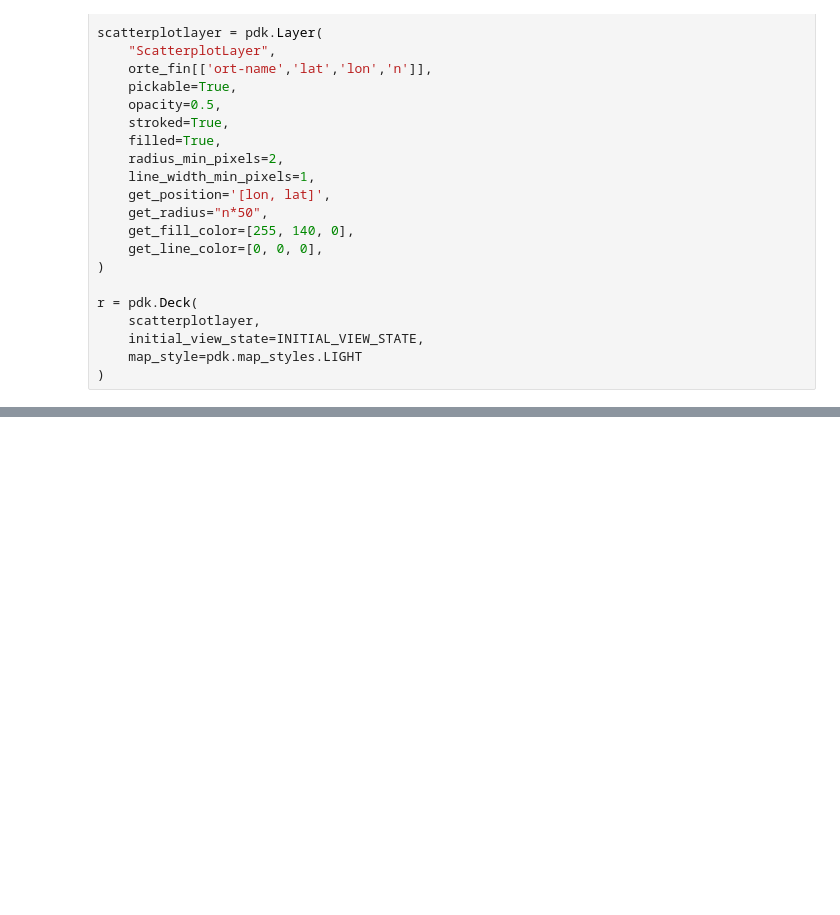
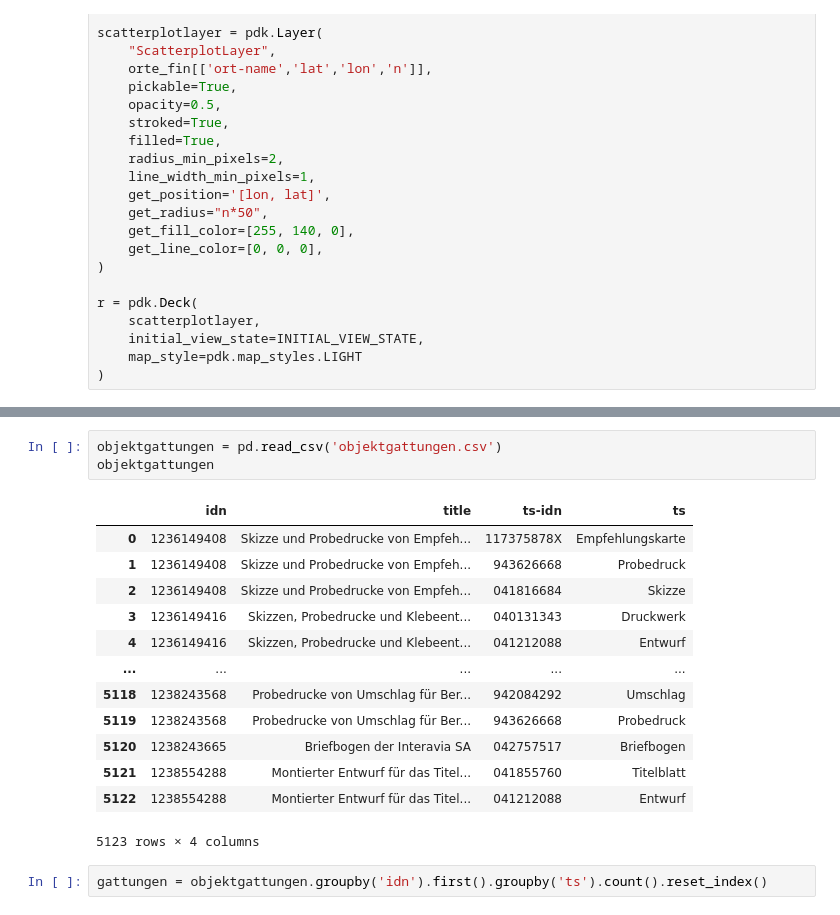
Before and after one commit to buchmuseum/tschichold-vis, a Jupyter notebook: visualisierungen.ipynb, the cells around one changed output, grey strips where cells are left out. Saved outputs shown, nothing was run; the diff lists cells and outputs as text; blank space fills up the shorter version.

```diff
--- a/visualisierungen.ipynb
+++ b/visualisierungen.ipynb
@@ -98,3 +90,22 @@ r = pdk.Deck(
 r.to_html()
 # %% [output]
 [interactive output not drawn]
+# %%
+objektgattungen = pd.read_csv('objektgattungen.csv')
+objektgattungen
+# %% [output]
+|  | idn | title | ts-idn | ts |
+| 0 | 1236149408 | Skizze und Probedrucke von Empfeh... | 117375878X | Empfehlungskarte |
+| 1 | 1236149408 | Skizze und Probedrucke von Empfeh... | 943626668 | Probedruck |
+| 2 | 1236149408 | Skizze und Probedrucke von Empfeh... | 041816684 | Skizze |
+| 3 | 1236149416 | Skizzen, Probedrucke und Klebeent... | 040131343 | Druckwerk |
+| 4 | 1236149416 | Skizzen, Probedrucke und Klebeent... | 041212088 | Entwurf |
+| ... | ... | ... | ... | ... |
+| 5118 | 1238243568 | Probedrucke von Umschlag für Ber... | 942084292 | Umschlag |
+| 5119 | 1238243568 | Probedrucke von Umschlag für Ber... | 943626668 | Probedruck |
+| 5120 | 1238243665 | Briefbogen der Interavia SA | 042757517 | Briefbogen |
+| 5121 | 1238554288 | Montierter Entwurf für das Titel... | 041855760 | Titelblatt |
+| 5122 | 1238554288 | Montierter Entwurf für das Titel... | 041212088 | Entwurf |
+5123 rows × 4 columns
+# %%
+gattungen = objektgattungen.groupby('idn').first().groupby('ts').count().reset_index()
```
Also changed, not shown: parts of 11 cells of this notebook, 10 other files.
